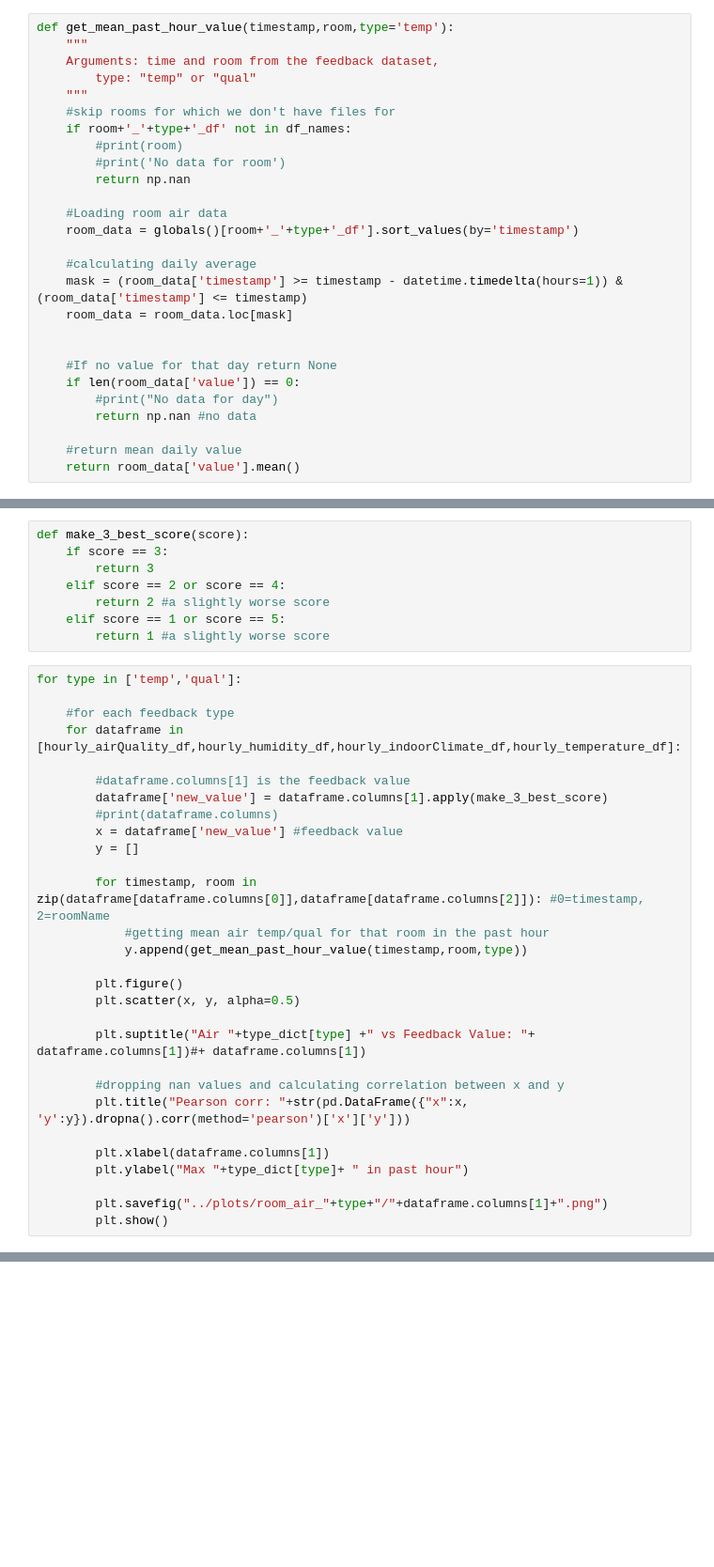
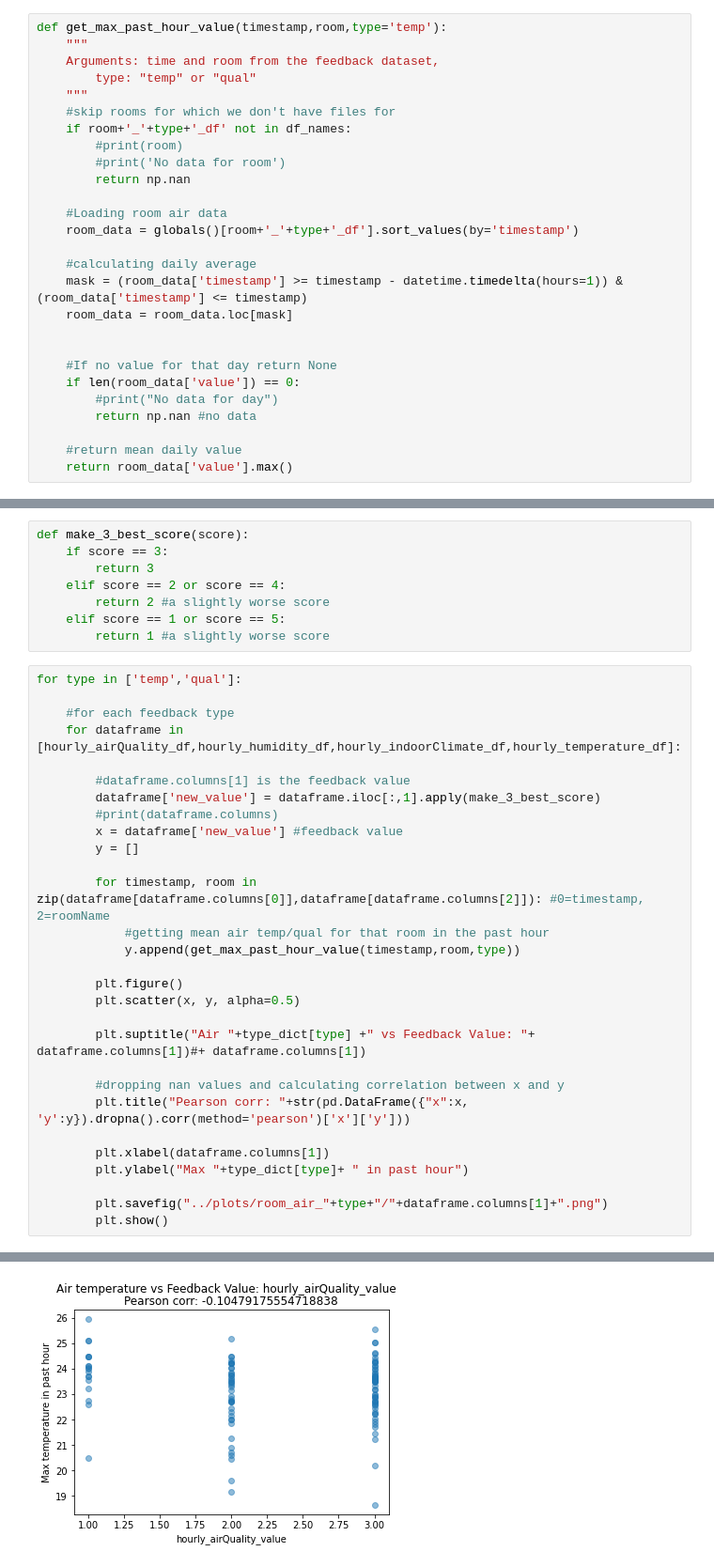
Before and after one commit to tug-cps/SchoolFeedback, a Jupyter notebook: notebooks/trends_data.ipynb, the cells around one changed output, grey strips where cells are left out. Shown at 94% size. Saved outputs shown, nothing was run; the diff lists cells and outputs as text; blank space fills up the shorter version.

Commit message:
added plots: sensor data against time

```diff
--- a/notebooks/trends_data.ipynb
+++ b/notebooks/trends_data.ipynb
@@ -168,7 +169,7 @@ def get_daily_average_value(timestamp,room,type='temp'):
     #return mean daily value
     return room_data['value'].mean()
 # %%
-def get_mean_past_hour_value(timestamp,room,type='temp'):
+def get_max_past_hour_value(timestamp,room,type='temp'):
     """
     Arguments: time and room from the feedback dataset,
         type: "temp" or "qual"
@@ -193,7 +194,7 @@ def get_mean_past_hour_value(timestamp,room,type='temp'):
         return np.nan #no data
 
     #return mean daily value
-    return room_data['value'].mean()
+    return room_data['value'].max()
 # %%
 type_dict = {'temp':"temperature",'qual':"quality"}
 # %%
@@ -254,14 +255,14 @@ for type in ['temp','qual']:
     for dataframe in [hourly_airQuality_df,hourly_humidity_df,hourly_indoorClimate_df,hourly_temperature_df]:
 
         #dataframe.columns[1] is the feedback value
-        dataframe['new_value'] = dataframe.columns[1].apply(make_3_best_score)
+        dataframe['new_value'] = dataframe.iloc[:,1].apply(make_3_best_score)
         #print(dataframe.columns)
         x = dataframe['new_value'] #feedback value
         y = []
 
         for timestamp, room in zip(dataframe[dataframe.columns[0]],dataframe[dataframe.columns[2]]): #0=timestamp, 2=roomName
             #getting mean air temp/qual for that room in the past hour
-            y.append(get_mean_past_hour_value(timestamp,room,type))
+            y.append(get_max_past_hour_value(timestamp,room,type))
 
         plt.figure()
         plt.scatter(x, y, alpha=0.5)
@@ -280,0 +281 @@ AttributeError: 'str' object has no attribute 'apply'
+[figure, added]
```
Also changed, not shown: parts of 6 cells of this notebook, 16 other files.
